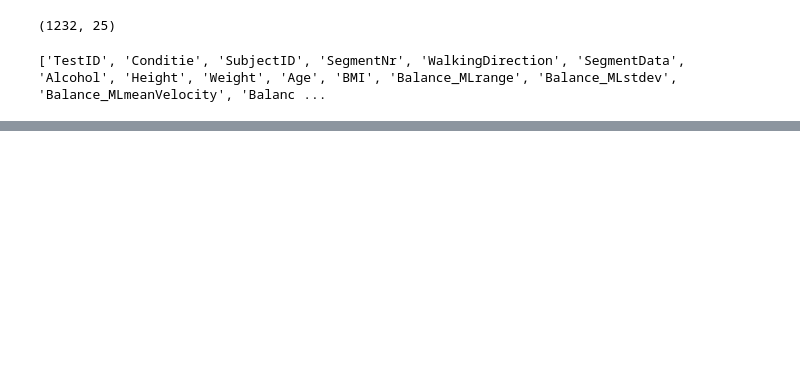
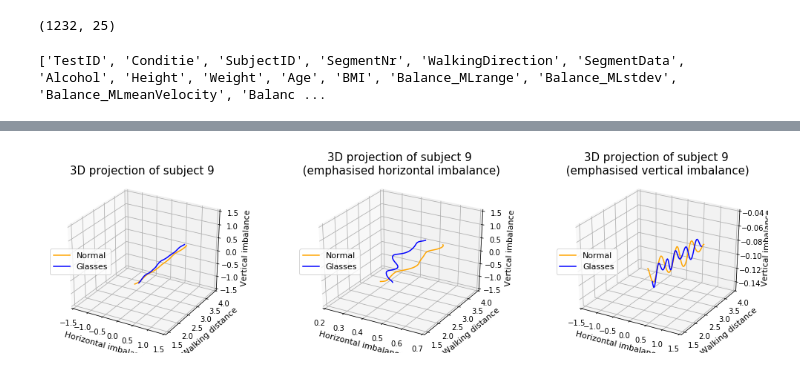
Before and after one commit to VivienvV/fallrisk, a Jupyter notebook: Data_preprocessing/s_vis3D.ipynb, the cells around one changed output, grey strips where cells are left out. Cells and saved outputs as stored; diff of their text form; code cells hidden in the pictures; blank space fills up the shorter version.

```diff
--- a/Data_preprocessing/s_vis3D.ipynb
+++ b/Data_preprocessing/s_vis3D.ipynb
@@ -98,0 +99,66 @@ fig.savefig('3Dprojection.png')
+# %%
+i = 7
+
+fig = plt.figure(figsize=(15,5))
+ax1 = fig.add_subplot(131, projection='3d', aspect='equal')
+ax2 = fig.add_subplot(132, projection='3d')
+ax3 = fig.add_subplot(133, projection='3d')
+
+n_data = df_data["SegmentData"][i]
+n_data_arr = string_to_ndarray(n_data)
+n_x = n_data_arr[:,0]
+n_y = n_data_arr[:,1]
+n_z = n_data_arr[:,2]
+
+b_data = df_data["SegmentData"][i + 616]
+b_data_arr = string_to_ndarray(b_data)
+b_x = b_data_arr[:,0]
+b_y = b_data_arr[:,1]
+b_z = b_data_arr[:,2]
+
+title_fontsize = 15
+axes_fontsize = 11
+
+# normal plot
+title = '3D projection of subject ' + str(df_data["SubjectID"][i]) + '\n'
+ax1.set_title(title, fontsize=title_fontsize)
+ax1.plot(n_x, n_z, n_y, color='orange', label='Normal')
+ax1.plot(b_x, b_z, b_y, color='blue', label='Glasses')
+ax1.set_xlim3d([-1.5, 1.5])
+ax1.set_ylim3d([1.4, 4])
+ax1.set_zlim3d([-1.5, 1.5])
+ax1.set_xlabel('Horizontal imbalance', fontsize=axes_fontsize)
+ax1.set_ylabel('Walking distance', fontsize=axes_fontsize)
+ax1.set_zlabel('Vertical imbalance', fontsize=axes_fontsize)
+ax1.legend(loc=6, fontsize=axes_fontsize)
+
+# plot emph x
+title = '3D projection of subject ' + str(df_data["SubjectID"][i]) + '\n (emphasised horizontal imbalance)\n'
+ax2.set_title(title, fontsize=title_fontsize)
+ax2.plot(n_x, n_z, n_y, color='orange', label='Normal')
+ax2.plot(b_x, b_z, b_y, color='blue', label='Glasses')
+ax2.set_xlim3d([0.2, 0.7])
+ax2.set_ylim3d([1.4, 4])
+ax2.set_zlim3d([-1.5, 1.5])
+ax2.set_xlabel('Horizontal imbalance', fontsize=axes_fontsize)
+ax2.set_ylabel('Walking distance', fontsize=axes_fontsize)
+ax2.set_zlabel('Vertical imbalance', fontsize=axes_fontsize)
+ax2.legend(loc=6, fontsize=axes_fontsize)
+
+# plot emph y
+title = '3D projection of subject ' + str(df_data["SubjectID"][i]) + '\n (emphasised vertical imbalance)\n'
+ax3.set_title(title, fontsize=title_fontsize)
+ax3.plot(n_x, n_z, n_y, color='orange', label='Normal')
+ax3.plot(b_x, b_z, b_y, color='blue', label='Glasses')
+ax3.set_xlim3d([-1.5, 1.5])
+ax3.set_ylim3d([1.4, 4])
+ax3.set_zlim3d([-.15, -.04])
+ax3.set_xlabel('Horizontal imbalance', fontsize=axes_fontsize)
+ax3.set_ylabel('Walking distance', fontsize=axes_fontsize)
+ax3.set_zlabel('Vertical imbalance', fontsize=axes_fontsize)
+ax3.legend(loc=6, fontsize=axes_fontsize)
+
+fig.tight_layout(pad=5)
+fig.savefig('3Dprojection.png')
+# %% [output]
+[figure, added]
```
Also changed, not shown: parts of 1 cell of this notebook, 5 other files.
